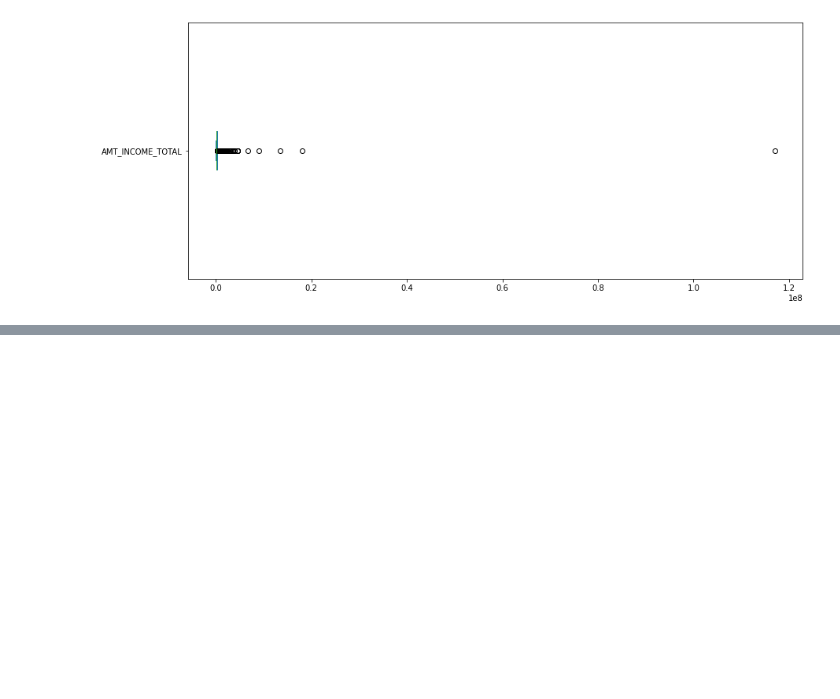
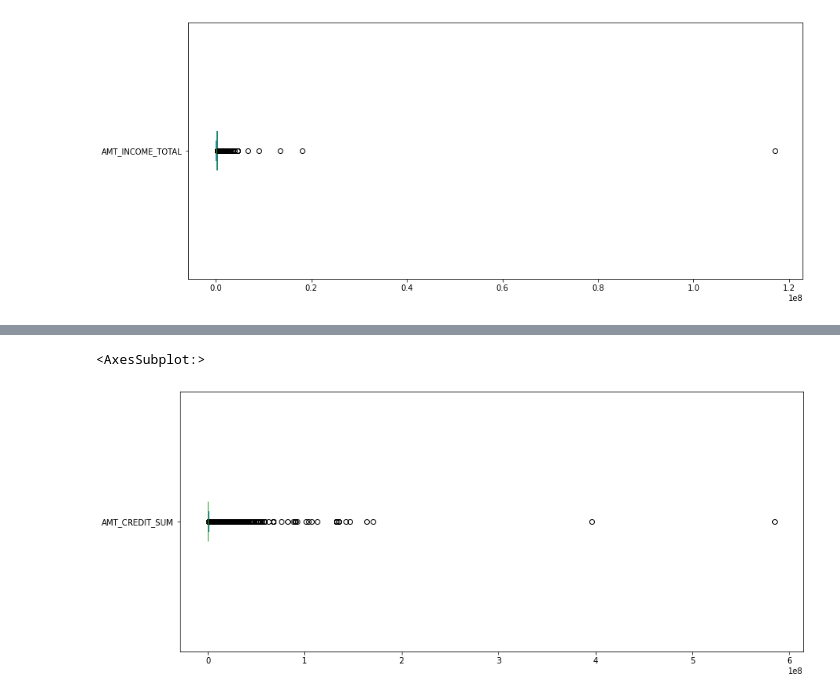
Before and after one commit to VicMer2412/AAI510_Mod1_Assignment1, a Jupyter notebook: Assignment1.ipynb, the cells around one changed output, grey strips where cells are left out. Cells and saved outputs as stored; diff of their text form; code cells hidden in the pictures; blank space fills up the shorter version.

```diff
--- a/Assignment1.ipynb
+++ b/Assignment1.ipynb
@@ -372,0 +100,5 @@ corr
+# %%
+b['AMT_CREDIT_SUM'].plot(kind='box', vert=False, figsize=(14,6))
+# %% [output]
+<AxesSubplot:>
+[figure, added]
```
Also changed, not shown: parts of 52 cells of this notebook.
